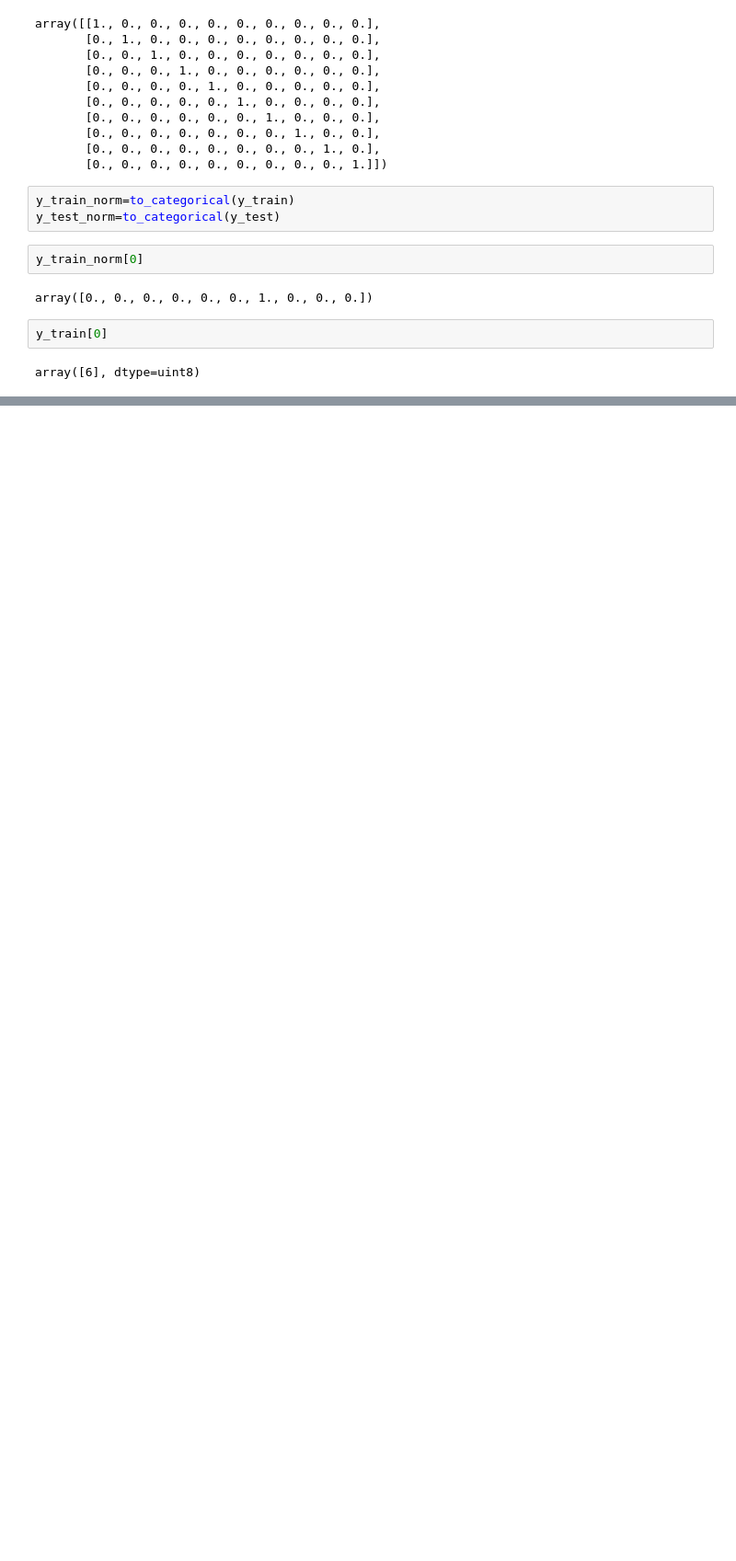
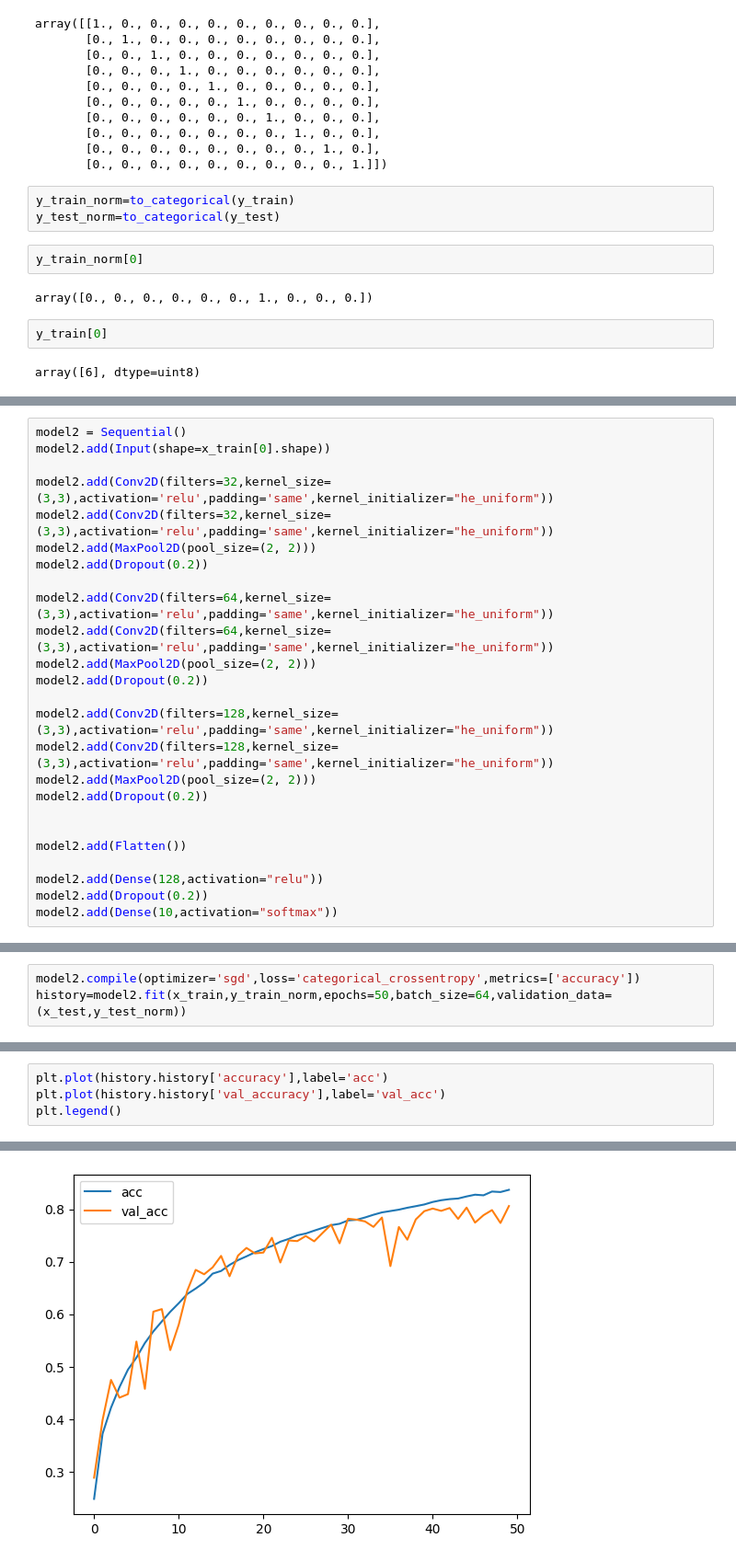
Before and after one commit to YashBora21/EduPlus-Yash_Bora, a Jupyter notebook: lecture/DL/CNN.ipynb, the cells around one changed output, grey strips where cells are left out. Shown at 92% size. Saved outputs shown, nothing was run; the diff lists cells and outputs as text; blank space fills up the shorter version.

```diff
--- a/lecture/DL/CNN.ipynb
+++ b/lecture/DL/CNN.ipynb
@@ -100,0 +279,25 @@ array([6], dtype=uint8)
+# %%
+model2 = Sequential()
+model2.add(Input(shape=x_train[0].shape))
+
+model2.add(Conv2D(filters=32,kernel_size=(3,3),activation='relu',padding='same',kernel_initializer="he_uniform"))
+model2.add(Conv2D(filters=32,kernel_size=(3,3),activation='relu',padding='same',kernel_initializer="he_uniform"))
+model2.add(MaxPool2D(pool_size=(2, 2)))
+model2.add(Dropout(0.2))
+
+model2.add(Conv2D(filters=64,kernel_size=(3,3),activation='relu',padding='same',kernel_initializer="he_uniform"))
+model2.add(Conv2D(filters=64,kernel_size=(3,3),activation='relu',padding='same',kernel_initializer="he_uniform"))
+model2.add(MaxPool2D(pool_size=(2, 2)))
+model2.add(Dropout(0.2))
+
+model2.add(Conv2D(filters=128,kernel_size=(3,3),activation='relu',padding='same',kernel_initializer="he_uniform"))
+model2.add(Conv2D(filters=128,kernel_size=(3,3),activation='relu',padding='same',kernel_initializer="he_uniform"))
+model2.add(MaxPool2D(pool_size=(2, 2)))
+model2.add(Dropout(0.2))
+
+
+model2.add(Flatten())
+
+model2.add(Dense(128,activation="relu"))
+model2.add(Dropout(0.2))
+model2.add(Dense(10,activation="softmax"))
@@ -100,0 +328,3 @@ array([6], dtype=uint8)
+# %%
+model2.compile(optimizer='sgd',loss='categorical_crossentropy',metrics=['accuracy'])
+history=model2.fit(x_train,y_train_norm,epochs=50,batch_size=64,validation_data=(x_test,y_test_norm))
@@ -100,0 +349,5 @@ array([6], dtype=uint8)
+# %%
+plt.plot(history.history['accuracy'],label='acc')
+plt.plot(history.history['val_accuracy'],label='val_acc')
+plt.legend()
+# %% [output]
@@ -100,0 +355 @@ array([6], dtype=uint8)
+[figure, added]
```
Also changed, not shown: parts of 32 cells of this notebook, 5 other files.
